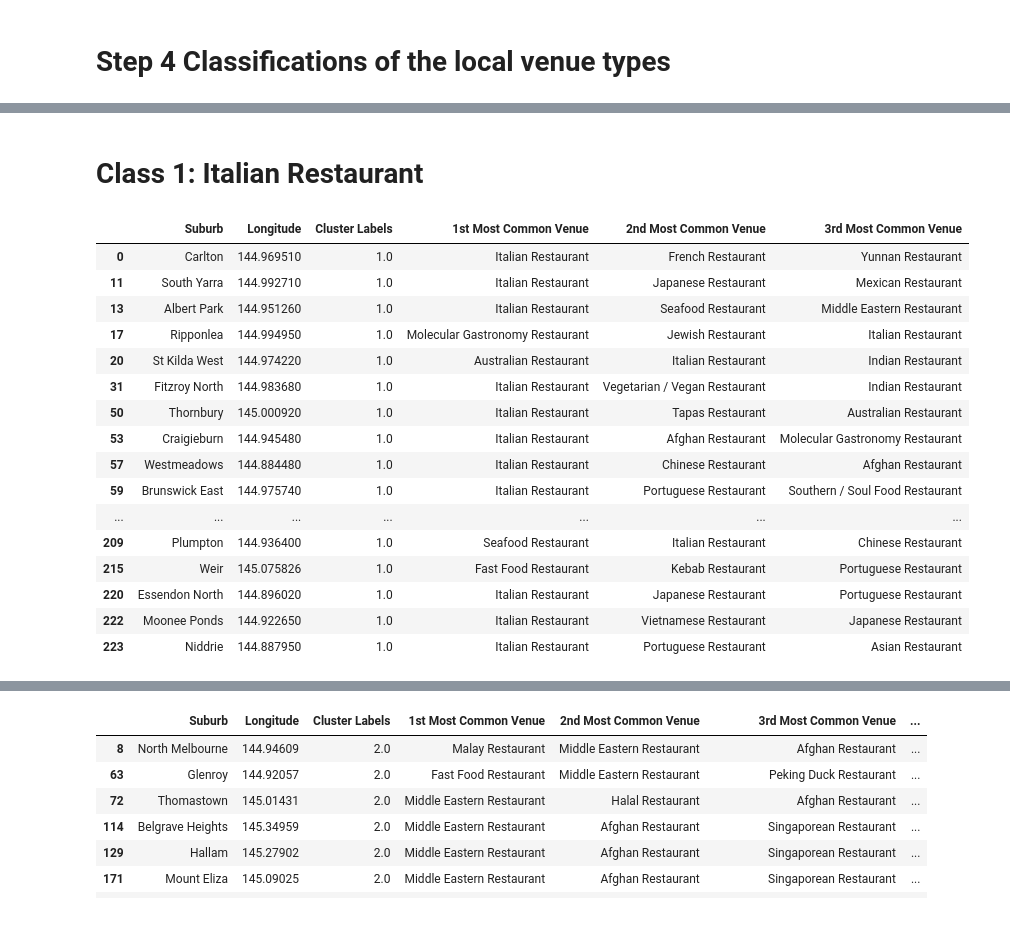
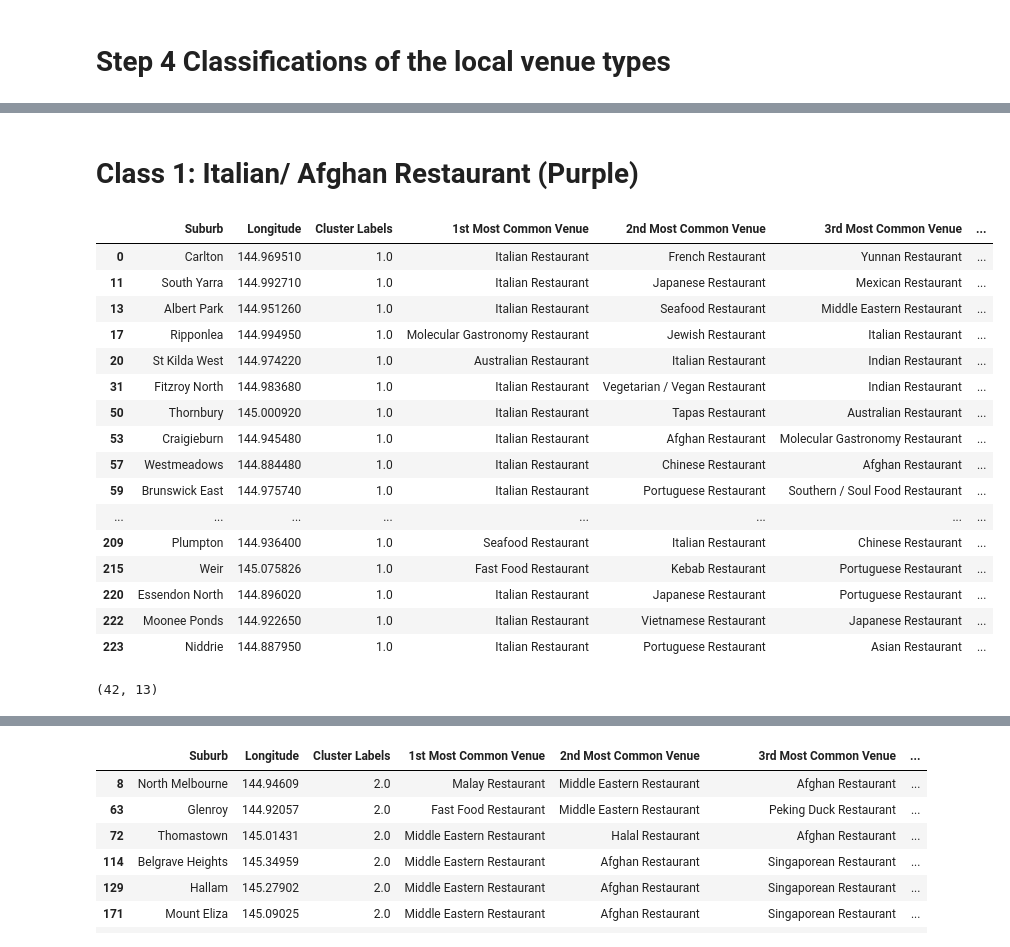
Before and after one commit to xerocopy/Coursera_Adv_DataScience_Capstone, a Jupyter notebook: Final Assignment- Restaurant in Melbourne.ipynb, the cells around one changed output, grey strips where cells are left out. Cells and saved outputs as stored; diff of their text form; code cells hidden in the pictures.

```diff
--- a/Final Assignment- Restaurant in Melbourne.ipynb
+++ b/Final Assignment- Restaurant in Melbourne.ipynb
@@ -797,22 +885,27 @@ Local_merged.loc[Local_merged['Cluster Labels'] == 0, Local_merged.columns[[1] +
 # %% [markdown]
-# Class 1: Italian Restaurant
+# Class 1: Italian/ Afghan Restaurant (Purple)
 # %%
-Local_merged.loc[Local_merged['Cluster Labels'] == 1, Local_merged.columns[[1] + list(range(5, Local_merged.shape[1]))]]
+loc_cl1 = Local_merged.loc[Local_merged['Cluster Labels'] == 1, Local_merged.columns[[1] + list(range(5, Local_merged.shape[1]))]]
+loc_cl1
 # %% [output]
-|  | Suburb | Longitude | Cluster Labels | 1st Most Common Venue | 2nd Most Common Venue | 3rd Most Common Venue |
-| 0 | Carlton | 144.969510 | 1.0 | Italian Restaurant | French Restaurant | Yunnan Restaurant |
-| 11 | South Yarra | 144.992710 | 1.0 | Italian Restaurant | Japanese Restaurant | Mexican Restaurant |
-| 13 | Albert Park | 144.951260 | 1.0 | Italian Restaurant | Seafood Restaurant | Middle Eastern Restaurant |
-| 17 | Ripponlea | 144.994950 | 1.0 | Molecular Gastronomy Restaurant | Jewish Restaurant | Italian Restaurant |
-| 20 | St Kilda West | 144.974220 | 1.0 | Australian Restaurant | Italian Restaurant | Indian Restaurant |
-| 31 | Fitzroy North | 144.983680 | 1.0 | Italian Restaurant | Vegetarian / Vegan Restaurant | Indian Restaurant |
-| 50 | Thornbury | 145.000920 | 1.0 | Italian Restaurant | Tapas Restaurant | Australian Restaurant |
-| 53 | Craigieburn | 144.945480 | 1.0 | Italian Restaurant | Afghan Restaurant | Molecular Gastronomy Restaurant |
-| 57 | Westmeadows | 144.884480 | 1.0 | Italian Restaurant | Chinese Restaurant | Afghan Restaurant |
-| 59 | Brunswick East | 144.975740 | 1.0 | Italian Restaurant | Portuguese Restaurant | Southern / Soul Food Restaurant |
-| ... | ... | ... | ... | ... | ... | ... |
-| 209 | Plumpton | 144.936400 | 1.0 | Seafood Restaurant | Italian Restaurant | Chinese Restaurant |
-| 215 | Weir | 145.075826 | 1.0 | Fast Food Restaurant | Kebab Restaurant | Portuguese Restaurant |
-| 220 | Essendon North | 144.896020 | 1.0 | Italian Restaurant | Japanese Restaurant | Portuguese Restaurant |
-| 222 | Moonee Ponds | 144.922650 | 1.0 | Italian Restaurant | Vietnamese Restaurant | Japanese Restaurant |
-| 223 | Niddrie | 144.887950 | 1.0 | Italian Restaurant | Portuguese Restaurant | Asian Restaurant |
+|  | Suburb | Longitude | Cluster Labels | 1st Most Common Venue | 2nd Most Common Venue | 3rd Most Common Venue | ... |
+| 0 | Carlton | 144.969510 | 1.0 | Italian Restaurant | French Restaurant | Yunnan Restaurant | ... |
+| 11 | South Yarra | 144.992710 | 1.0 | Italian Restaurant | Japanese Restaurant | Mexican Restaurant | ... |
+| 13 | Albert Park | 144.951260 | 1.0 | Italian Restaurant | Seafood Restaurant | Middle Eastern Restaurant | ... |
+| 17 | Ripponlea | 144.994950 | 1.0 | Molecular Gastronomy Restaurant | Jewish Restaurant | Italian Restaurant | ... |
+| 20 | St Kilda West | 144.974220 | 1.0 | Australian Restaurant | Italian Restaurant | Indian Restaurant | ... |
+| 31 | Fitzroy North | 144.983680 | 1.0 | Italian Restaurant | Vegetarian / Vegan Restaurant | Indian Restaurant | ... |
+| 50 | Thornbury | 145.000920 | 1.0 | Italian Restaurant | Tapas Restaurant | Australian Restaurant | ... |
+| 53 | Craigieburn | 144.945480 | 1.0 | Italian Restaurant | Afghan Restaurant | Molecular Gastronomy Restaurant | ... |
+| 57 | Westmeadows | 144.884480 | 1.0 | Italian Restaurant | Chinese Restaurant | Afghan Restaurant | ... |
+| 59 | Brunswick East | 144.975740 | 1.0 | Italian Restaurant | Portuguese Restaurant | Southern / Soul Food Restaurant | ... |
+| ... | ... | ... | ... | ... | ... | ... | ... |
+| 209 | Plumpton | 144.936400 | 1.0 | Seafood Restaurant | Italian Restaurant | Chinese Restaurant | ... |
+| 215 | Weir | 145.075826 | 1.0 | Fast Food Restaurant | Kebab Restaurant | Portuguese Restaurant | ... |
+| 220 | Essendon North | 144.896020 | 1.0 | Italian Restaurant | Japanese Restaurant | Portuguese Restaurant | ... |
+| 222 | Moonee Ponds | 144.922650 | 1.0 | Italian Restaurant | Vietnamese Restaurant | Japanese Restaurant | ... |
+| 223 | Niddrie | 144.887950 | 1.0 | Italian Restaurant | Portuguese Restaurant | Asian Restaurant | ... |
+# %%
+loc_cl1.shape
+# %% [output]
+(42, 13)
```
Also changed, not shown: parts of 28 cells of this notebook.
